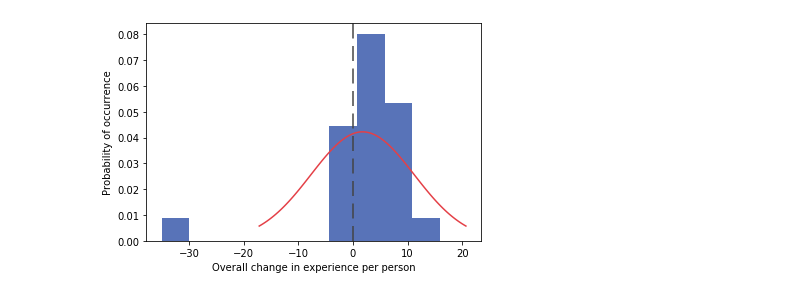
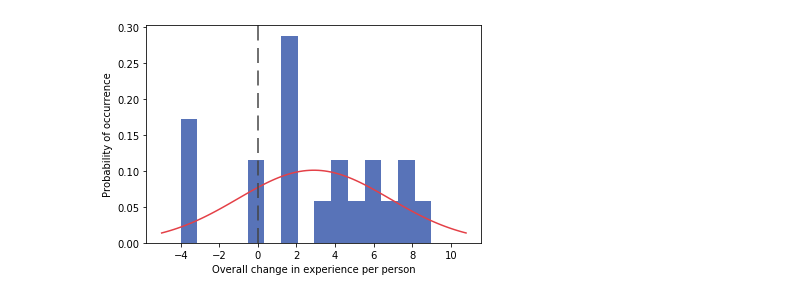
Before and after one commit to TorAP/AudioPydub, a Jupyter notebook: Experiment/eval.ipynb, the cells around one changed output. Drawn from its saved outputs; the diff is of its cells as text; code cells hidden in the pictures.

```diff
--- a/Experiment/eval.ipynb
+++ b/Experiment/eval.ipynb
@@ -6,7 +6,7 @@ import scipy.stats as stats
 # %%
 negativeQuestions = ["[I dislike singing]", "[I do not find karaoke amusing]", "[The time goes very slow when I do karaoke]", "[I feel bored]", "[I prefer karaoke without any effects]", "[I quickly get exhausted by new technologies]", "[I do not like karaoke]"]
 
-def depolarize(s):
+def reverse(s):
     out = [5 - int(item) + 1 for item in s]
     return out
 
@@ -19,8 +19,7 @@ def adjust(dataframe):
 
     dataframe.drop(columns=["Timestamp"], inplace=True)
 
-    dataframe[negativeQuestions] = dataframe[negativeQuestions].apply(depolarize)
-    dataframe = dataframe.drop(columns=["Name"]).join(dataframe["Name"])
+    dataframe[negativeQuestions] = dataframe[negativeQuestions].apply(reverse)
 
     renameDict = {index : dataframe["Name"][index] for index in range(len(dataframe["Name"]))}
     dataframe = dataframe.rename(index=renameDict).drop(columns=["Name"])
@@ -29,20 +28,21 @@ def adjust(dataframe):
 # %%
 resWithout = pd.read_excel("results.xlsx", "without")
 resWith = pd.read_excel("results.xlsx", "with")
 
 resWithout, resWith = (adjust(resWithout), adjust(resWith))
 
 differences = resWith.sum(axis=1) - resWithout.sum(axis=1)
+differences.drop(["Bianka", "Christian"], inplace=True)
 
 mu = differences.mean()
 variance = differences.var()
 sigma = differences.std()
 x = np.linspace(mu - 2*sigma, mu + 2*sigma, 100)
 plt.plot(x, stats.norm.pdf(x, mu, sigma), color="#E44047")
 plt.axvline(x=0, color="#444444").set_dashes([10, 5])
-plt.hist(differences, density=True, bins=10, color="#5873B8")
+plt.hist(differences, density=True, bins=15, color="#5873B8")
 plt.xlabel("Overall change in experience per person")
 plt.ylabel("Probability of occurrence")
 plt.show()
 # %% [output]
-[figure, old version]
+[figure, new version]
```
Also changed, not shown: parts of 2 cells of this notebook, 1 other file.
